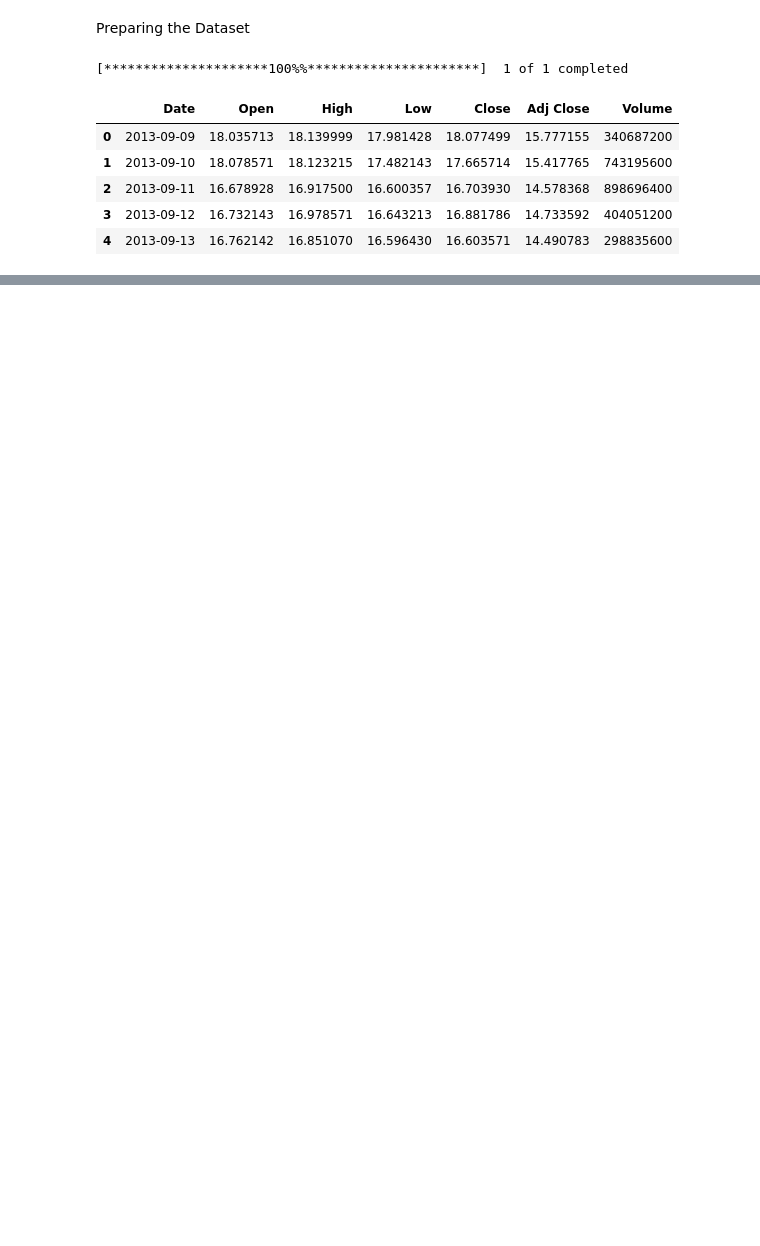
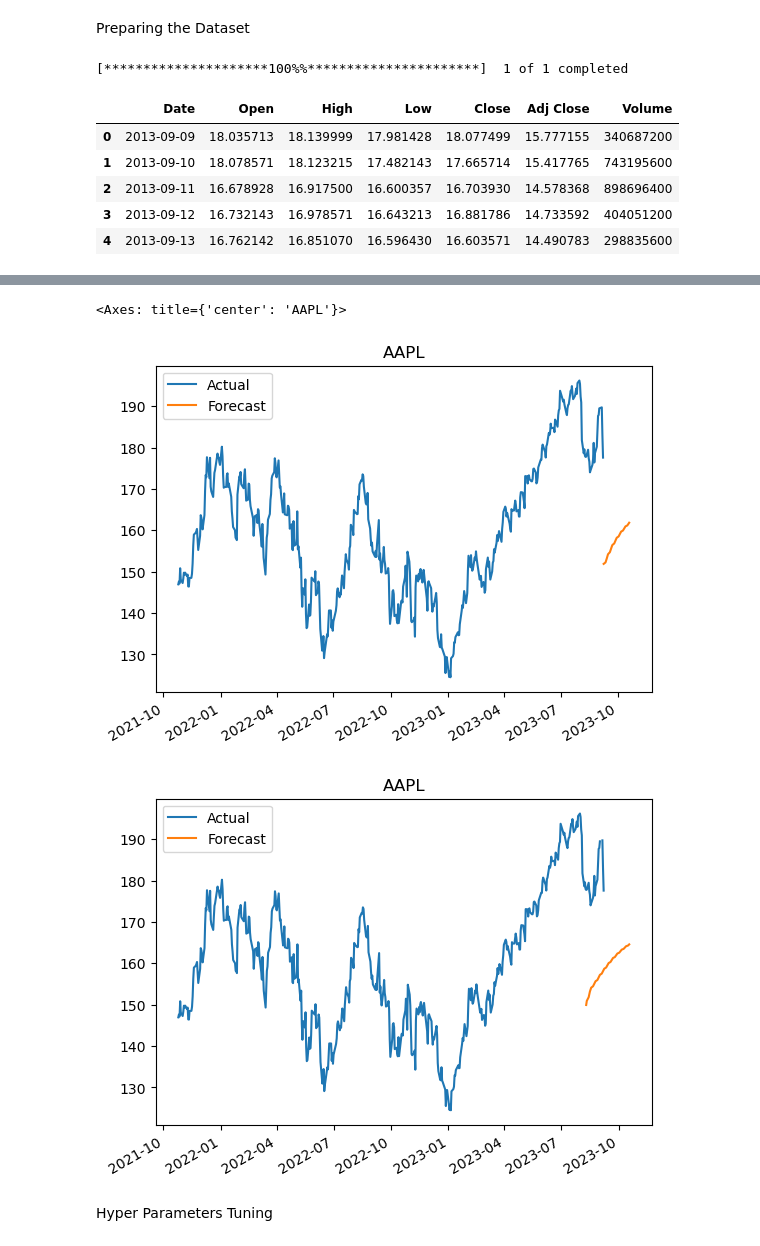
Before and after one commit to thonglamhai/stock-price-prediction, a Jupyter notebook: lstm_tensorflow_keras.ipynb, the cells around one changed output, grey strips where cells are left out. Drawn from its saved outputs; the diff is of its cells as text; code cells hidden in the pictures; blank space fills up the shorter version.

```diff
--- a/lstm_tensorflow_keras.ipynb
+++ b/lstm_tensorflow_keras.ipynb
@@ -187,4 +83,4 @@ df.columns = df.columns.str.lower()
 # %%
 # Set `date` as dataframe index
 df.set_index(pd.DatetimeIndex(df['date']), inplace = True)
-df
+df = df.drop('date', axis=1)
@@ -205,0 +328,41 @@ df
+# %%
+# generate the multi-step forecasts
+def multi_step_forecasts(n_past, n_future):
+
+    x_past = features[- n_past - 1:, :, :][:1]  # last observed input sequence
+    y_past = labels[- n_past - 1]             # last observed target value
+    y_future = []                        # predicted target values
+
+    for i in range(n_past + n_future):
+
+        # feed the last forecast back to the model as an input
+        x_past = np.append(x_past[:, 1:, :], y_past.reshape(1, 1, 1), axis=1)
+
+        # generate the next forecast
+        y_past = model.predict(x_past)
+
+        # save the forecast
+        y_future.append(y_past.flatten()[0])
+
+    # transform the forecasts back to the original scale
+    y_future = scaler.inverse_transform(np.array(y_future).reshape(-1, 1)).flatten()
+
+    # add the forecasts to the data frame
+    df_past = close_data.rename(columns={'adj close': 'Actual'}).copy()
+
+    df_future = pd.DataFrame(
+        index=pd.bdate_range(start=close_data.index[- n_past - 1] + pd.Timedelta(days=1), periods=n_past + n_future),
+        columns=['Forecast'],
+        data=y_future
+    )
+
+    return df_past.join(df_future, how='outer')
+# %%
+# forecast the next 30 days
+df1 = multi_step_forecasts(n_past=0, n_future=30)
+df1.tail(500).plot(title=symbol)
+
+# forecast the last 20 days and the next 30 days
+df2 = multi_step_forecasts(n_past=20, n_future=30)
+df2.tail(500).plot(title=symbol)
+# %% [output]
@@ -206,3 +386,8 @@ df
+<Axes: title={'center': 'AAPL'}>
+[figure, added]
+[figure, added]
+# %% [markdown]
+Hyper Parameters Tuning
 # %%
 # Handling missing value
 # %%
```
Also changed, not shown: parts of 35 cells of this notebook, 9 other files.
